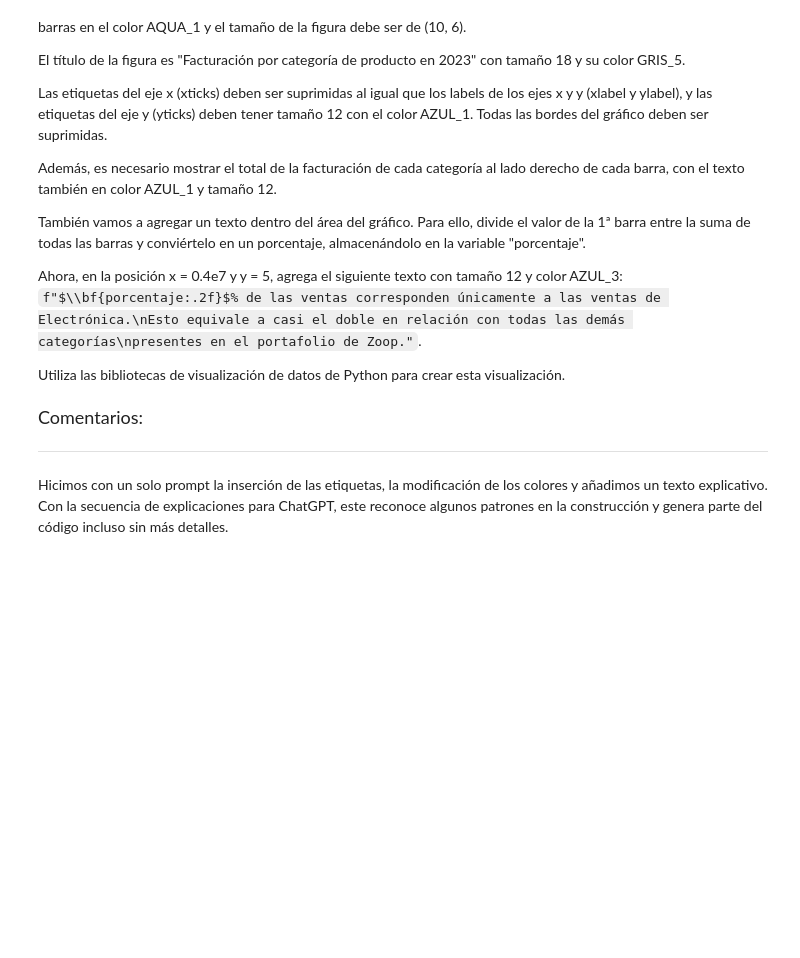
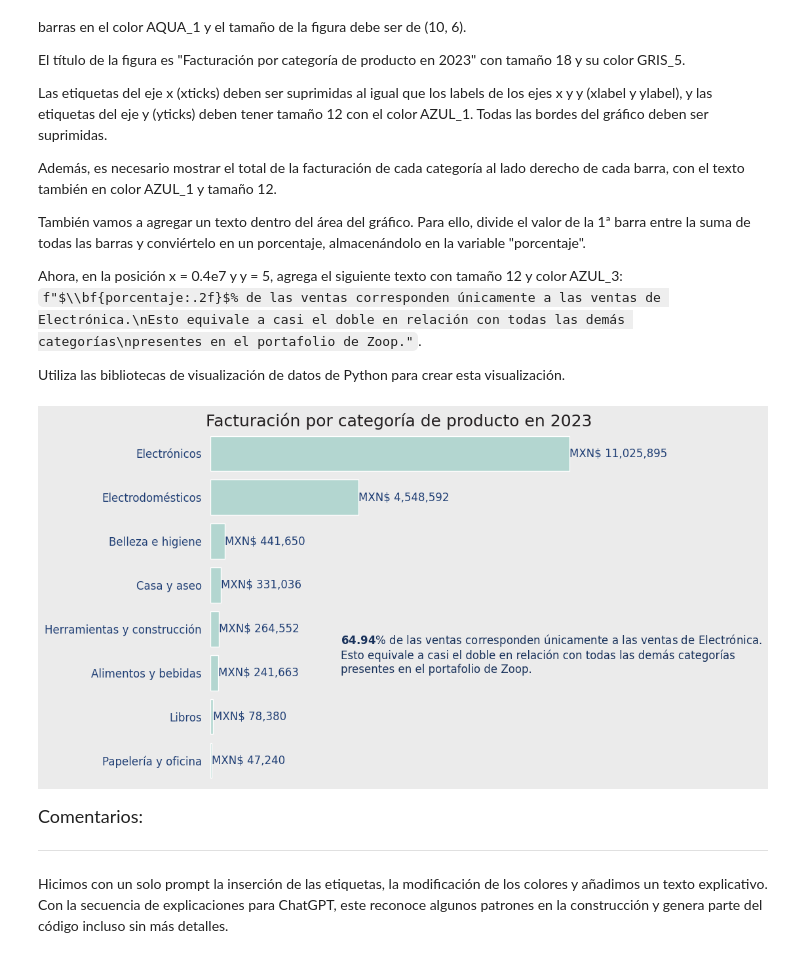
Before and after one commit to DanielRaiicHu/IA_aplicada_a_ciencia_de_datos, a Jupyter notebook: IA_aplicada_a_ciencia_de_datos.ipynb, the cells around one changed output. Cells and saved outputs as stored; diff of their text form; code cells hidden in the pictures; blank space fills up the shorter version.

```diff
--- a/IA_aplicada_a_ciencia_de_datos.ipynb
+++ b/IA_aplicada_a_ciencia_de_datos.ipynb
@@ -2226,3 +2579,7 @@ Utiliza las bibliotecas de visualización de datos de Python para crear esta vis
+# %%
+facturacion_por_categoria().show()
+# %% [output]
+[figure, added]
 # %% [markdown]
 <font color="7b71ff" size=4> Comentarios: </font>
 
```
Also changed, not shown: parts of 25 cells of this notebook.
